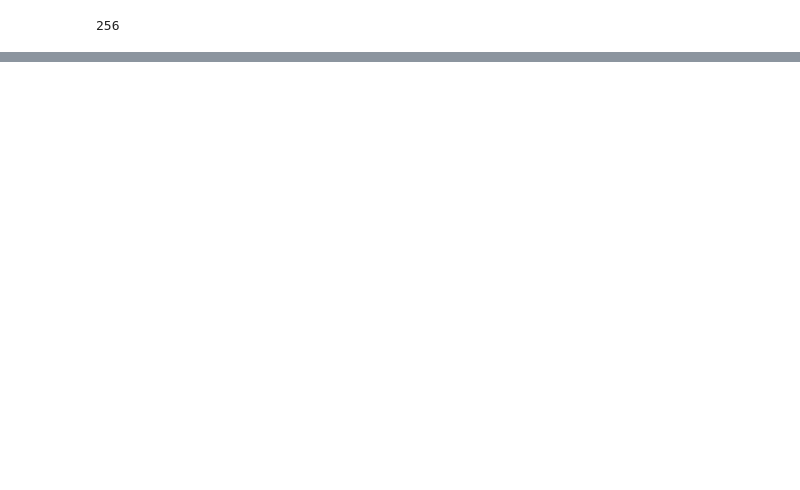
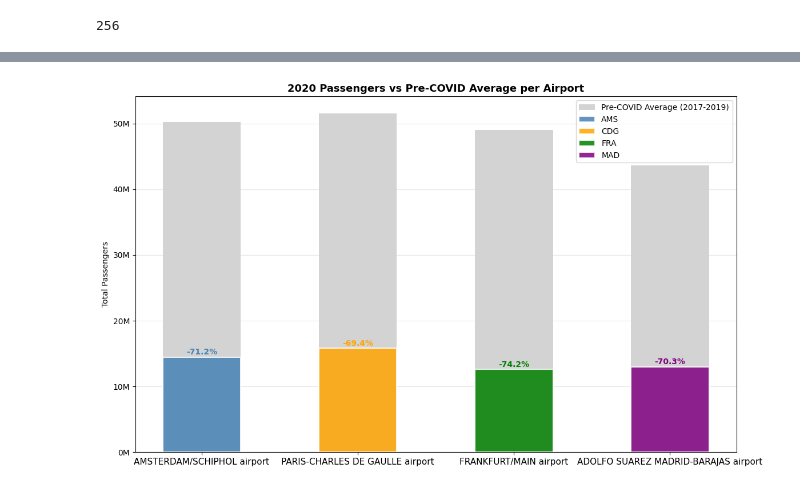
Before and after one commit to h-albrecht-ams/Capstone-Project, a Jupyter notebook: python/DataReadingFunction_v2.0.ipynb, the cells around one changed output, grey strips where cells are left out. Cells and saved outputs as stored; diff of their text form; code cells hidden in the pictures; blank space fills up the shorter version.

```diff
--- a/python/DataReadingFunction_v2.0.ipynb
+++ b/python/DataReadingFunction_v2.0.ipynb
@@ -705,0 +979,46 @@ plt.show()
+# %%
+fig, ax = plt.subplots(figsize=(12, 7))
+
+width = 0.5  # same width for both
+
+# Background bars (baseline) - grey, behind
+ax.bar(x, plot_df["baseline"],
+       width=width,
+       color="lightgrey",
+       label="Pre-COVID Average (2017-2019)",
+       zorder=2)
+
+# Foreground bars (2020) - colored, in front
+for i, (_, row) in enumerate(plot_df.iterrows()):
+    airport = row["origin"]
+    ax.bar(x[i], row["passengers_2020"],
+           width=width,
+           color=colors[airport],
+           label=labels[airport],
+           zorder=3,
+           alpha=0.85,
+           edgecolor="white", #small white line between bars
+           linewidth=1.5)
+
+    # % drop label on top of 2020 bar
+    ax.text(x[i],
+        row["passengers_2020"] * 1.01,   # at the top of colored bar, 1% (of the bar hight) above
+        f"{row['drop_pct']}%",
+        ha="center", va="bottom",
+        fontsize=10, fontweight="bold",
+        color=colors[airport])
+
+# Formatting
+ax.set_title("2020 Passengers vs Pre-COVID Average per Airport",
+             fontsize=13, fontweight="bold")
+ax.set_ylabel("Total Passengers")
+ax.set_xticks(x)
+ax.set_xticklabels(labels.keys(), fontsize=11)
+ax.yaxis.set_major_formatter(mticker.FuncFormatter(lambda x, _: f"{x/1_000_000:.0f}M"))
+ax.legend(fontsize=10)
+ax.grid(True, alpha=0.3, axis="y")
+
+plt.tight_layout()
+plt.show()
+# %% [output]
+[figure, added]
```
Also changed, not shown: parts of 111 cells of this notebook, 1 other file.
